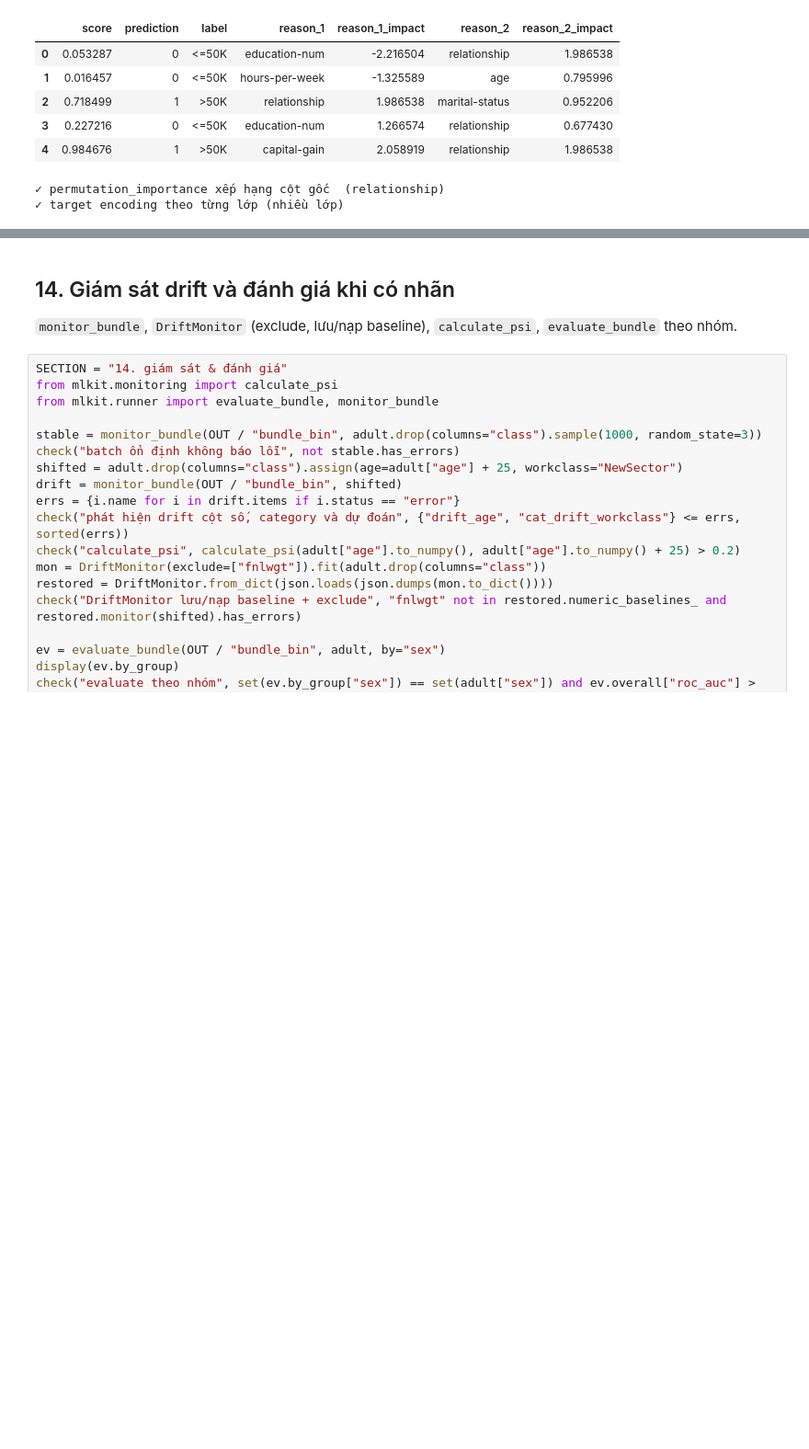
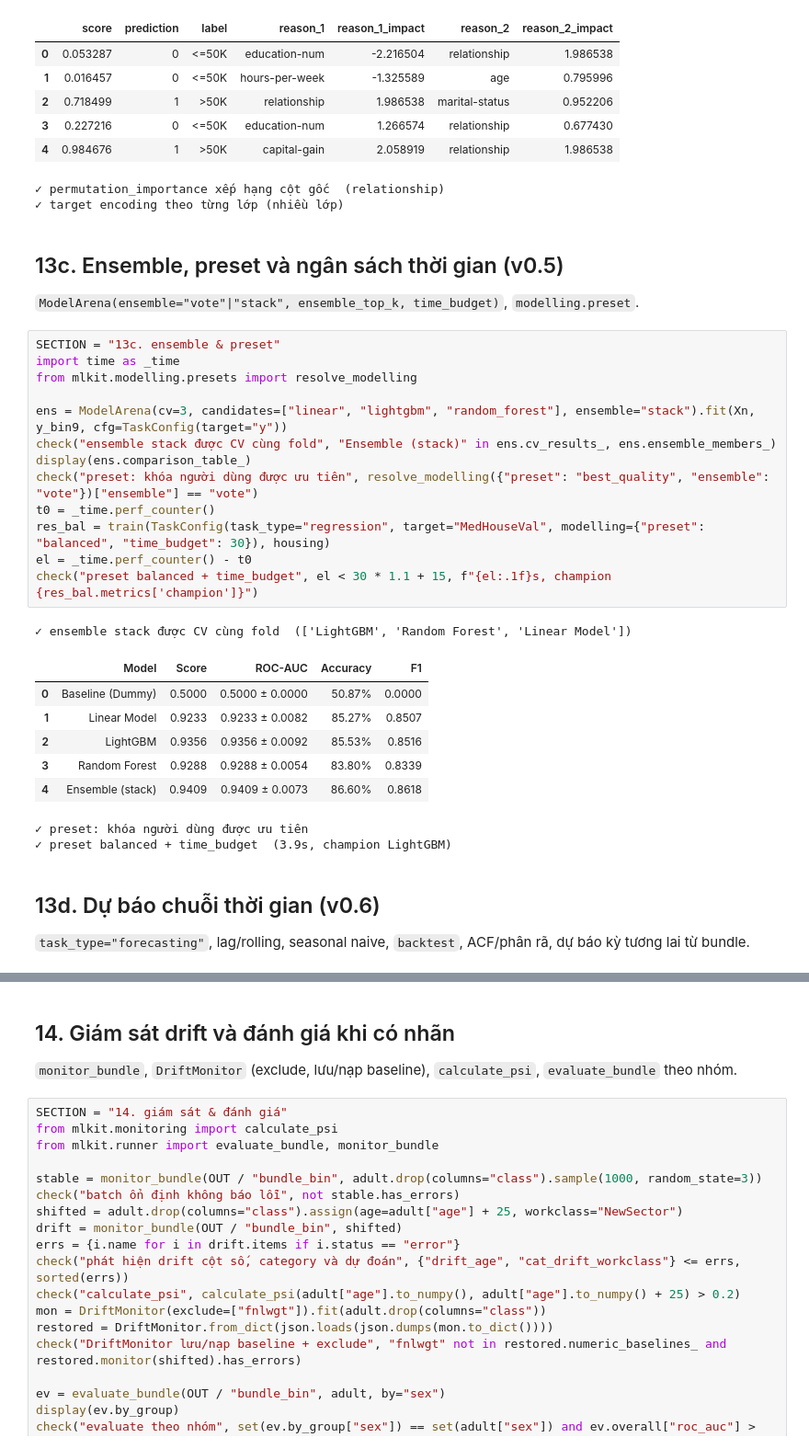
Before and after one commit to kien3007/mltk-package, a Jupyter notebook: notebooks/mlkit_full_test.ipynb, the cells around one changed output, grey strips where cells are left out. Shown at 92% size. Drawn from its saved outputs; the diff is of its cells as text; blank space fills up the shorter version.

```diff
--- a/notebooks/mlkit_full_test.ipynb
+++ b/notebooks/mlkit_full_test.ipynb
@@ -703,3 +706,32 @@ check("target encoding theo từng lớp (nhiều lớp)", enc_mc.encoding_plan_
 | 4 | 0.984676 | 1 | >50K | capital-gain | 2.058919 | relationship | 1.986538 |
 ✓ permutation_importance xếp hạng cột gốc  (relationship)
 ✓ target encoding theo từng lớp (nhiều lớp)
+# %% [markdown]
+## 13c. Ensemble, preset và ngân sách thời gian (v0.5)
+`ModelArena(ensemble="vote"|"stack", ensemble_top_k, time_budget)`, `modelling.preset`.
+# %%
+SECTION = "13c. ensemble & preset"
+import time as _time
+from mlkit.modelling.presets import resolve_modelling
+
+ens = ModelArena(cv=3, candidates=["linear", "lightgbm", "random_forest"], ensemble="stack").fit(Xn, y_bin9, cfg=TaskConfig(target="y"))
+check("ensemble stack được CV cùng fold", "Ensemble (stack)" in ens.cv_results_, ens.ensemble_members_)
+display(ens.comparison_table_)
+check("preset: khóa người dùng được ưu tiên", resolve_modelling({"preset": "best_quality", "ensemble": "vote"})["ensemble"] == "vote")
+t0 = _time.perf_counter()
+res_bal = train(TaskConfig(task_type="regression", target="MedHouseVal", modelling={"preset": "balanced", "time_budget": 30}), housing)
+el = _time.perf_counter() - t0
+check("preset balanced + time_budget", el < 30 * 1.1 + 15, f"{el:.1f}s, champion {res_bal.metrics['champion']}")
+# %% [output]
+✓ ensemble stack được CV cùng fold  (['LightGBM', 'Random Forest', 'Linear Model'])
+|  | Model | Score | ROC-AUC | Accuracy | F1 |
+| 0 | Baseline (Dummy) | 0.5000 | 0.5000 ± 0.0000 | 50.87% | 0.0000 |
+| 1 | Linear Model | 0.9233 | 0.9233 ± 0.0082 | 85.27% | 0.8507 |
+| 2 | LightGBM | 0.9356 | 0.9356 ± 0.0092 | 85.53% | 0.8516 |
+| 3 | Random Forest | 0.9288 | 0.9288 ± 0.0054 | 83.80% | 0.8339 |
+| 4 | Ensemble (stack) | 0.9409 | 0.9409 ± 0.0073 | 86.60% | 0.8618 |
+✓ preset: khóa người dùng được ưu tiên
+✓ preset balanced + time_budget  (3.9s, champion LightGBM)
+# %% [markdown]
+## 13d. Dự báo chuỗi thời gian (v0.6)
+`task_type="forecasting"`, lag/rolling, seasonal naive, `backtest`, ACF/phân rã, dự báo kỳ tương lai từ bundle.
```
Also changed, not shown: parts of 8 cells of this notebook, 32 other files.
